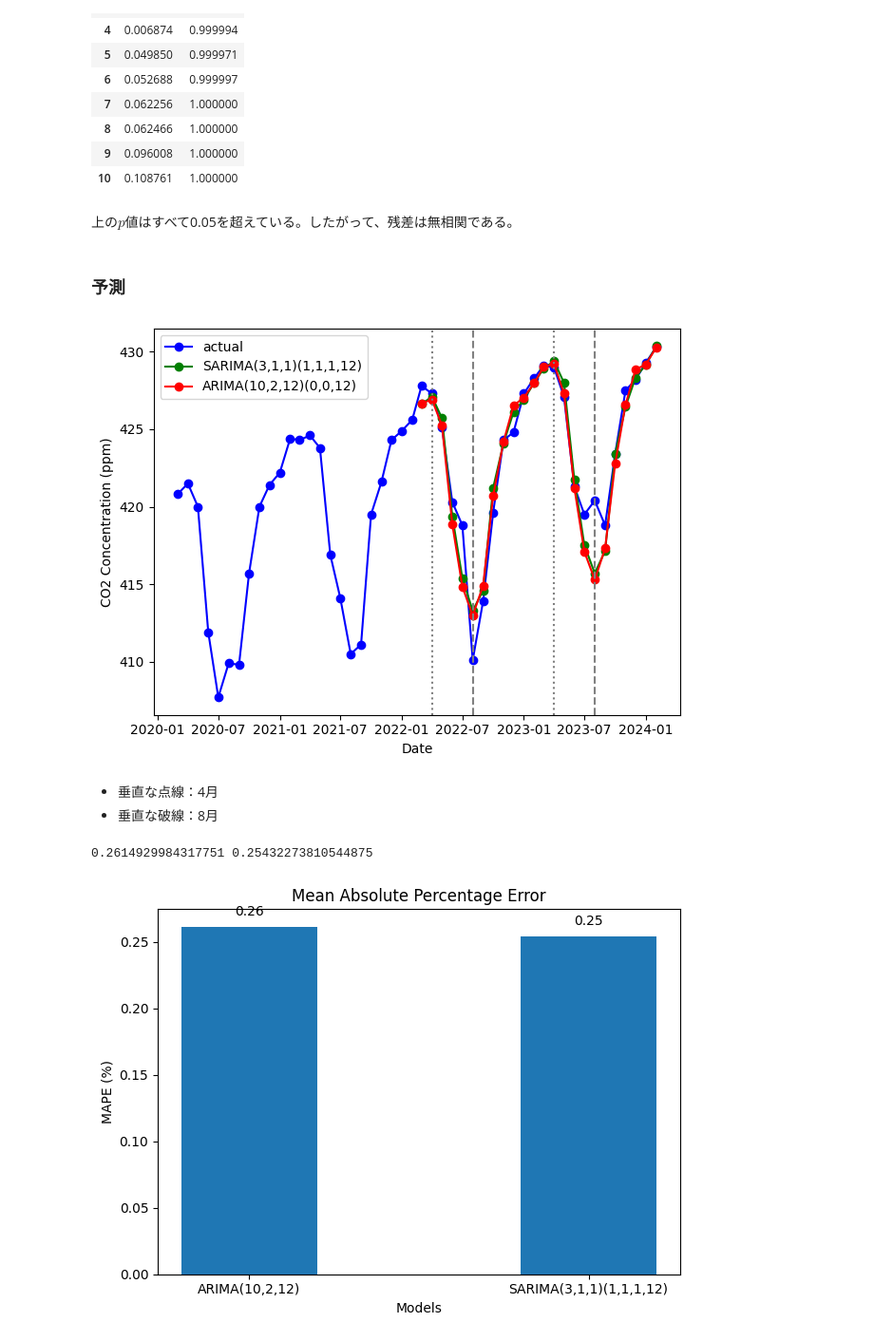
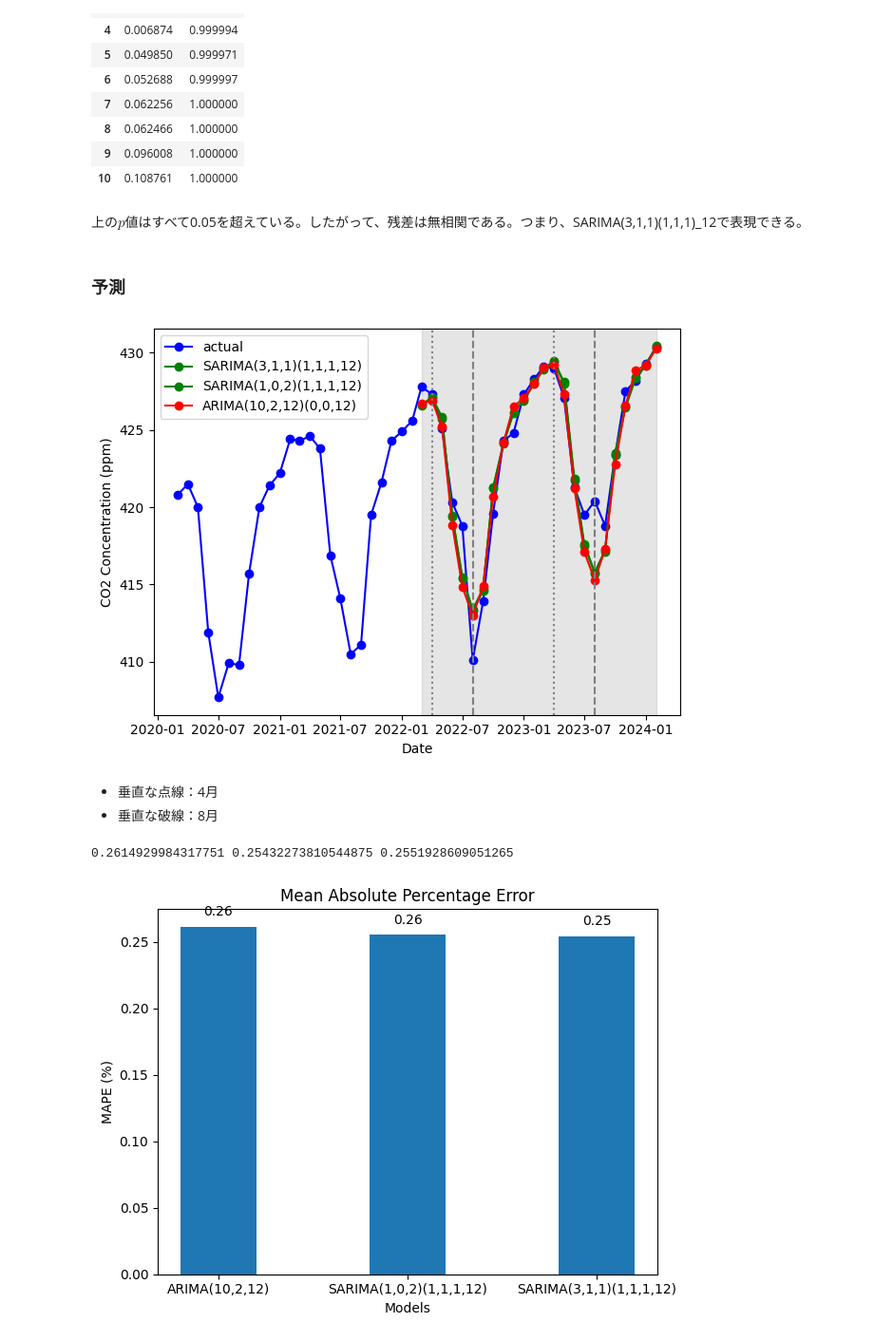
Before and after one commit to cct-blog/cct-seiya-kumada, a Jupyter notebook: sarima/src/main.ipynb, the cells around one changed output. Shown at 95% size. Drawn from its saved outputs; the diff is of its cells as text; code cells hidden in the pictures.

```diff
--- a/sarima/src/main.ipynb
+++ b/sarima/src/main.ipynb
@@ -439,0 +490,7 @@ plt.savefig('/home/kumada/projects/cct-seiya-kumada/sarima/images/prediction.jpg
+# %%
+(p,d,q) = (1,0,2)
+(P,D,Q,s) = (1,1,1,12)
+SARIMA_model_d_0 = SARIMAX(train, order=(p, d, q), seasonal_order=(P,D,Q,s), simple_differencing=False)
+SARIMA_model_fit_d_0 = SARIMA_model_d_0.fit(disp=False)
+SARIMA_model_fit_d_0.plot_diagnostics(figsize=(10, 8)) # type: ignore
+plt.savefig('/home/kumada/projects/cct-seiya-kumada/sarima/images/diagnostics.jpg', dpi=300)
@@ -439,0 +518,3 @@ plt.savefig('/home/kumada/projects/cct-seiya-kumada/sarima/images/prediction.jpg
+# %%
+SARIMA_pred_d_0 = SARIMA_model_fit_d_0.get_prediction(422, 445).predicted_mean # type: ignore
+test["SARIMA_pred_d_0"] = SARIMA_pred_d_0
@@ -471,11 +579,6 @@ D = 1
 s = 12
 SARIMA_order_list = list(product(ps, qs, Ps, Qs))
 # %%
-# 学習データの最後の2年分をテストデータとして分割、それ以外を訓練データに。
-
-OFFSET = 24 # 2年分
-train = data['co2'][:-OFFSET]
-
 SARIMA_result_df = optimize_SARIMA(train, SARIMA_order_list, d, D, s)
 SARIMA_result_df
 # %% [output]
@@ -534,7 +637,7 @@ result_df
 | 9 | 0.096008 | 1.000000 |
 | 10 | 0.108761 | 1.000000 |
 # %% [markdown]
-上の$p$値はすべて0.05を超えている。したがって、残差は無相関である。
+上の$p$値はすべて0.05を超えている。したがって、残差は無相関である。つまり、SARIMA(3,1,1)(1,1,1)_12で表現できる。
 # %% [markdown]
 ### 予測
 # %%
@@ -546,6 +649,7 @@ fig, ax = plt.subplots()
 
 ax.plot(guideline['date'], guideline['co2'], 'b-', label='actual',marker='o')
 ax.plot(test['date'], test['SARIMA_pred'], 'g-', label="SARIMA(3,1,1)(1,1,1,12)", marker='o')
+ax.plot(test['date'], test['SARIMA_pred_d_0'], 'g-', label="SARIMA(1,0,2)(1,1,1,12)", marker='o')
 ax.plot(test['date'], test['ARIMA_pred_2nd'], 'r-', label="ARIMA(10,2,12)(0,0,12)", marker='o')
 
 aug_dates = test[test['date'].dt.month == 8]['date']
@@ -557,14 +661,15 @@ for aug_date in aug_dates:
 for april_date in april_dates:
     ax.axvline(x=april_date, color='gray', linestyle=':')
 
+ax.axvspan(test['date'].iloc[0], test['date'].iloc[-1], color='#808080', alpha=0.2)
 ax.set_xlabel('Date')
 ax.set_ylabel('CO2 Concentration (ppm)')
 ax.legend(loc='best')
 fig.autofmt_xdate
 plt.tight_layout()
-plt.savefig('/home/kumada/projects/cct-seiya-kumada/sarima/images/prediction_2.jpg', dpi=300)
+plt.savefig('/home/kumada/projects/cct-seiya-kumada/sarima/images/prediction_3.jpg', dpi=300)
 # %% [output]
-[figure, old version]
+[figure, new version]
 # %% [markdown]
 - 垂直な点線：4月
 - 垂直な破線：8月
@@ -574,27 +679,28 @@ def mape(y_true, y_pred):
 # %%
 mape_ARIMA = mape(test['co2'], test['ARIMA_pred_2nd'])
 mape_SARIMA = mape(test['co2'], test['SARIMA_pred'])
+mape_SARIMA_d_0 = mape(test['co2'], test['SARIMA_pred_d_0'])
 
-print(mape_ARIMA, mape_SARIMA)
+print(mape_ARIMA, mape_SARIMA, mape_SARIMA_d_0)
 # %% [output]
-0.2614929984317751 0.25432273810544875
+0.2614929984317751 0.25432273810544875 0.2551928609051265
 # %%
 fig, ax = plt.subplots()
 
-x = ['ARIMA(10,2,12)', 'SARIMA(3,1,1)(1,1,1,12)']
-y = [mape_ARIMA, mape_SARIMA]
+x = ['ARIMA(10,2,12)', 'SARIMA(1,0,2)(1,1,1,12)', 'SARIMA(3,1,1)(1,1,1,12)']
+y = [mape_ARIMA, mape_SARIMA_d_0, mape_SARIMA]
 
 ax.bar(x, y, width=0.4)
 ax.set_xlabel('Models')
 ax.set_ylabel('MAPE (%)')
 #ax.set_ylim(0, 15)
 ax.set_title('Mean Absolute Percentage Error')
 for index, value in enumerate(y):
     plt.text(x=index, y=value + 0.008, s=str(round(value,2)), ha='center')
 
 plt.tight_layout()
 
 plt.savefig('/home/kumada/projects/cct-seiya-kumada/sarima/images/mapes.jpg', dpi=300)
 #plt.savefig('figures/CH08_F14_peixeiro.png', dpi=300)
 # %% [output]
-[figure, old version]
+[figure, new version]
```
Also changed, not shown: parts of 23 cells of this notebook.
